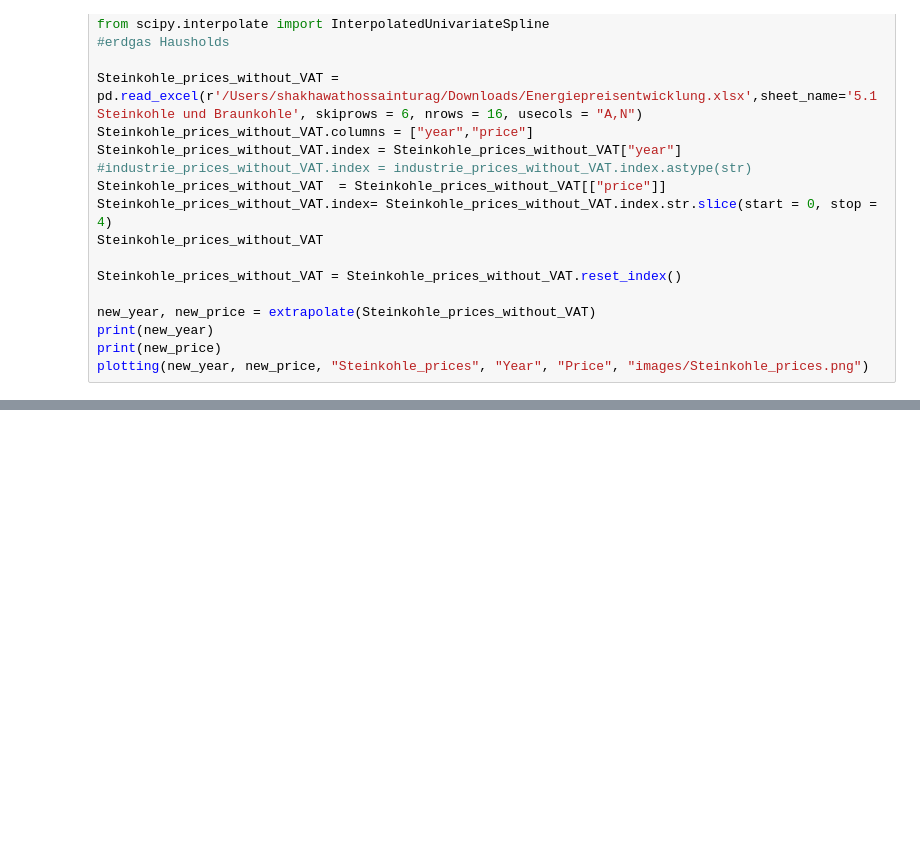
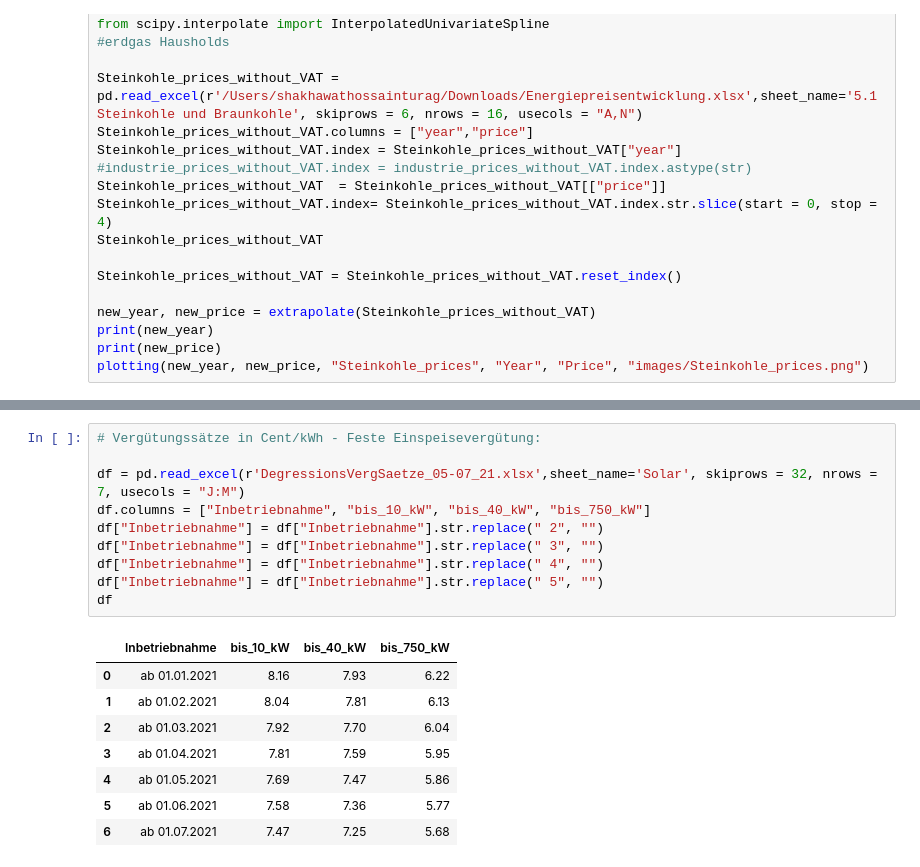
Before and after one commit to sjshtura/Code_Snippets, a Jupyter notebook: task.ipynb, the cells around one changed output, grey strips where cells are left out. Drawn from its saved outputs; the diff is of its cells as text; blank space fills up the shorter version.

```diff
--- a/task.ipynb
+++ b/task.ipynb
@@ -289,0 +328,19 @@ plotting(new_year, new_price, "Steinkohle_prices", "Year", "Price", "images/Stei
+# %%
+# Vergütungssätze in Cent/kWh - Feste Einspeisevergütung:
+
+df = pd.read_excel(r'DegressionsVergSaetze_05-07_21.xlsx',sheet_name='Solar', skiprows = 32, nrows = 7, usecols = "J:M")
+df.columns = ["Inbetriebnahme", "bis_10_kW", "bis_40_kW", "bis_750_kW"]
+df["Inbetriebnahme"] = df["Inbetriebnahme"].str.replace(" 2", "")
+df["Inbetriebnahme"] = df["Inbetriebnahme"].str.replace(" 3", "")
+df["Inbetriebnahme"] = df["Inbetriebnahme"].str.replace(" 4", "")
+df["Inbetriebnahme"] = df["Inbetriebnahme"].str.replace(" 5", "")
+df
+# %% [output]
+|  | Inbetriebnahme | bis_10_kW | bis_40_kW | bis_750_kW |
+| 0 | ab 01.01.2021 | 8.16 | 7.93 | 6.22 |
+| 1 | ab 01.02.2021 | 8.04 | 7.81 | 6.13 |
+| 2 | ab 01.03.2021 | 7.92 | 7.70 | 6.04 |
+| 3 | ab 01.04.2021 | 7.81 | 7.59 | 5.95 |
+| 4 | ab 01.05.2021 | 7.69 | 7.47 | 5.86 |
+| 5 | ab 01.06.2021 | 7.58 | 7.36 | 5.77 |
+| 6 | ab 01.07.2021 | 7.47 | 7.25 | 5.68 |
```
Also changed, not shown: parts of 2 cells of this notebook, 3 other files.
